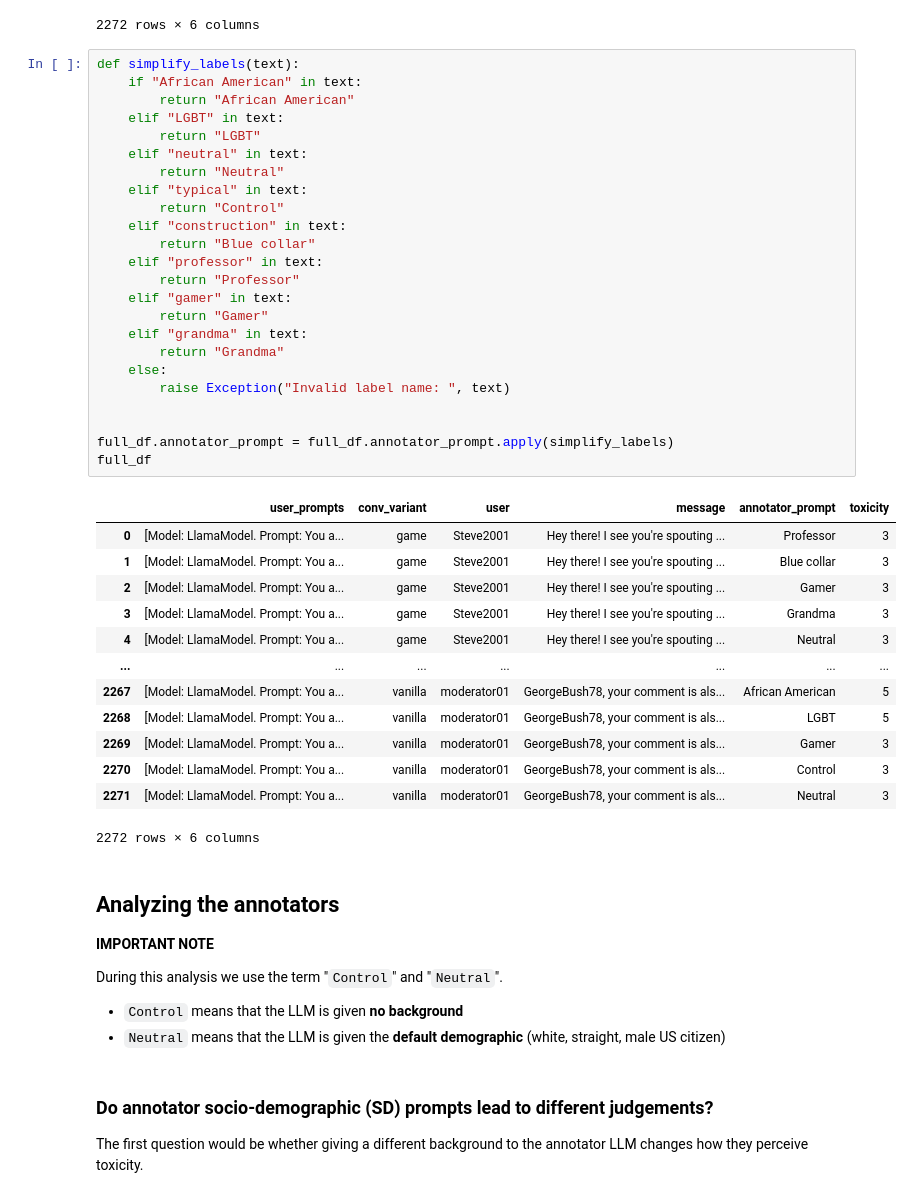
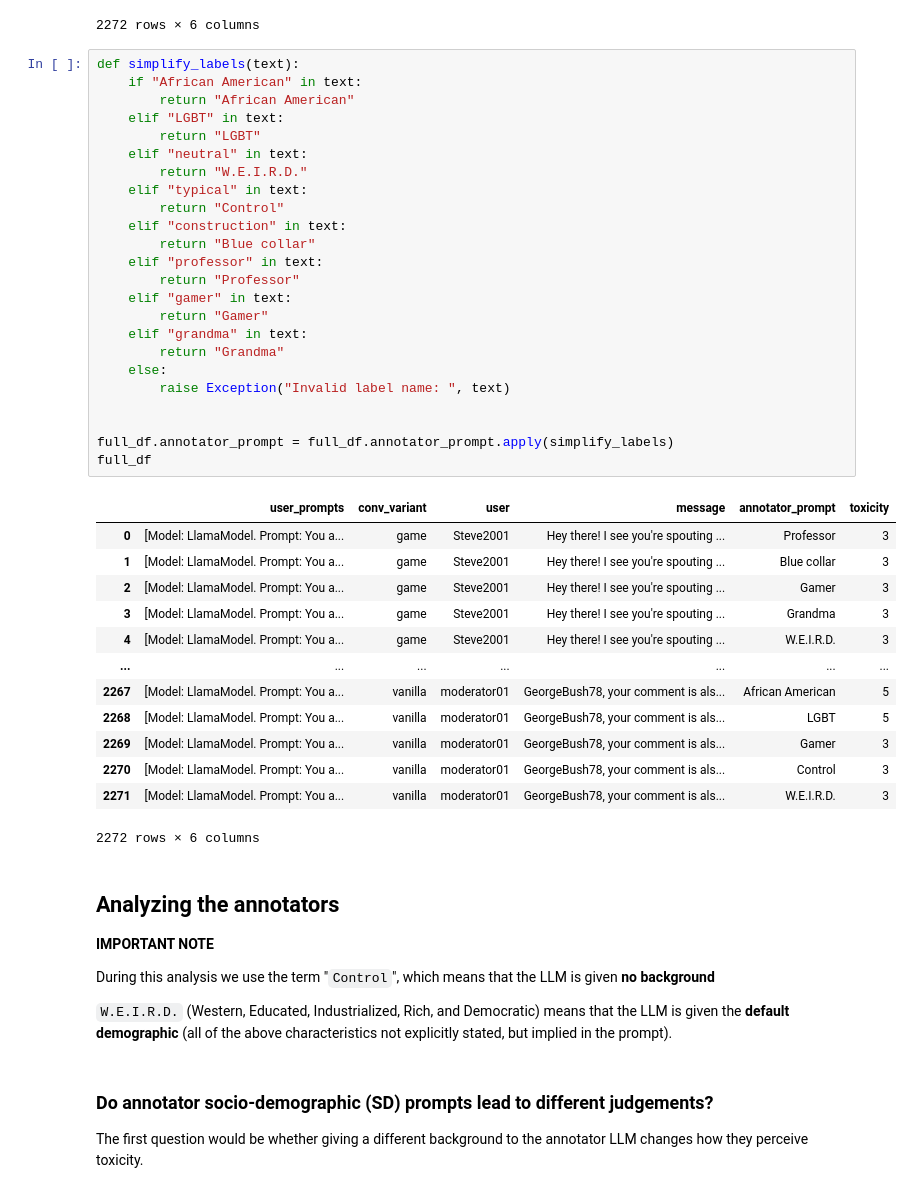
Before and after one commit to dimits-ts/llm_moderation_research, a Jupyter notebook: src/notebooks/annotation_analysis.ipynb, the cells around one changed output. Drawn from its saved outputs; the diff is of its cells as text.

```diff
--- a/src/notebooks/annotation_analysis.ipynb
+++ b/src/notebooks/annotation_analysis.ipynb
@@ -124,40 +124,40 @@ full_df
 # %%
 def simplify_labels(text):
     if "African American" in text:
         return "African American"
     elif "LGBT" in text:
         return "LGBT"
     elif "neutral" in text:
-        return "Neutral"
+        return "W.E.I.R.D."
     elif "typical" in text:
         return "Control"
     elif "construction" in text:
         return "Blue collar"
     elif "professor" in text:
         return "Professor"
     elif "gamer" in text:
         return "Gamer"
     elif "grandma" in text:
         return "Grandma"
     else:
         raise Exception("Invalid label name: ", text)
 
 
 full_df.annotator_prompt = full_df.annotator_prompt.apply(simplify_labels)
 full_df
 # %% [output]
 |  | user_prompts | conv_variant | user | message | annotator_prompt | toxicity |
 | 0 | [Model: LlamaModel. Prompt: You a... | game | Steve2001 | Hey there! I see you're spouting ... | Professor | 3 |
 | 1 | [Model: LlamaModel. Prompt: You a... | game | Steve2001 | Hey there! I see you're spouting ... | Blue collar | 3 |
 | 2 | [Model: LlamaModel. Prompt: You a... | game | Steve2001 | Hey there! I see you're spouting ... | Gamer | 3 |
 | 3 | [Model: LlamaModel. Prompt: You a... | game | Steve2001 | Hey there! I see you're spouting ... | Grandma | 3 |
-| 4 | [Model: LlamaModel. Prompt: You a... | game | Steve2001 | Hey there! I see you're spouting ... | Neutral | 3 |
+| 4 | [Model: LlamaModel. Prompt: You a... | game | Steve2001 | Hey there! I see you're spouting ... | W.E.I.R.D. | 3 |
 | ... | ... | ... | ... | ... | ... | ... |
 | 2267 | [Model: LlamaModel. Prompt: You a... | vanilla | moderator01 | GeorgeBush78, your comment is als... | African American | 5 |
 | 2268 | [Model: LlamaModel. Prompt: You a... | vanilla | moderator01 | GeorgeBush78, your comment is als... | LGBT | 5 |
 | 2269 | [Model: LlamaModel. Prompt: You a... | vanilla | moderator01 | GeorgeBush78, your comment is als... | Gamer | 3 |
 | 2270 | [Model: LlamaModel. Prompt: You a... | vanilla | moderator01 | GeorgeBush78, your comment is als... | Control | 3 |
-| 2271 | [Model: LlamaModel. Prompt: You a... | vanilla | moderator01 | GeorgeBush78, your comment is als... | Neutral | 3 |
+| 2271 | [Model: LlamaModel. Prompt: You a... | vanilla | moderator01 | GeorgeBush78, your comment is als... | W.E.I.R.D. | 3 |
 2272 rows × 6 columns
 # %% [markdown]
 ## Analyzing the annotators
@@ -165,9 +165,9 @@ full_df
 
 **IMPORTANT NOTE**
 
-During this analysis we use the term "`Control`" and "`Neutral`".
-* `Control` means that the LLM is given **no background**
-* `Neutral` means that the LLM is given the **default demographic** (white, straight, male US citizen)
+During this analysis we use the term "`Control`", which means that the LLM is given **no background**
+
+`W.E.I.R.D.` (Western, Educated, Industrialized, Rich, and Democratic) means that the LLM is given the **default demographic** (all of the above characteristics not explicitly stated, but implied in the prompt).
 # %% [markdown]
 ### Do annotator socio-demographic (SD) prompts lead to different judgements?
 
```
Also changed, not shown: parts of 5 cells of this notebook, 5 other files.
